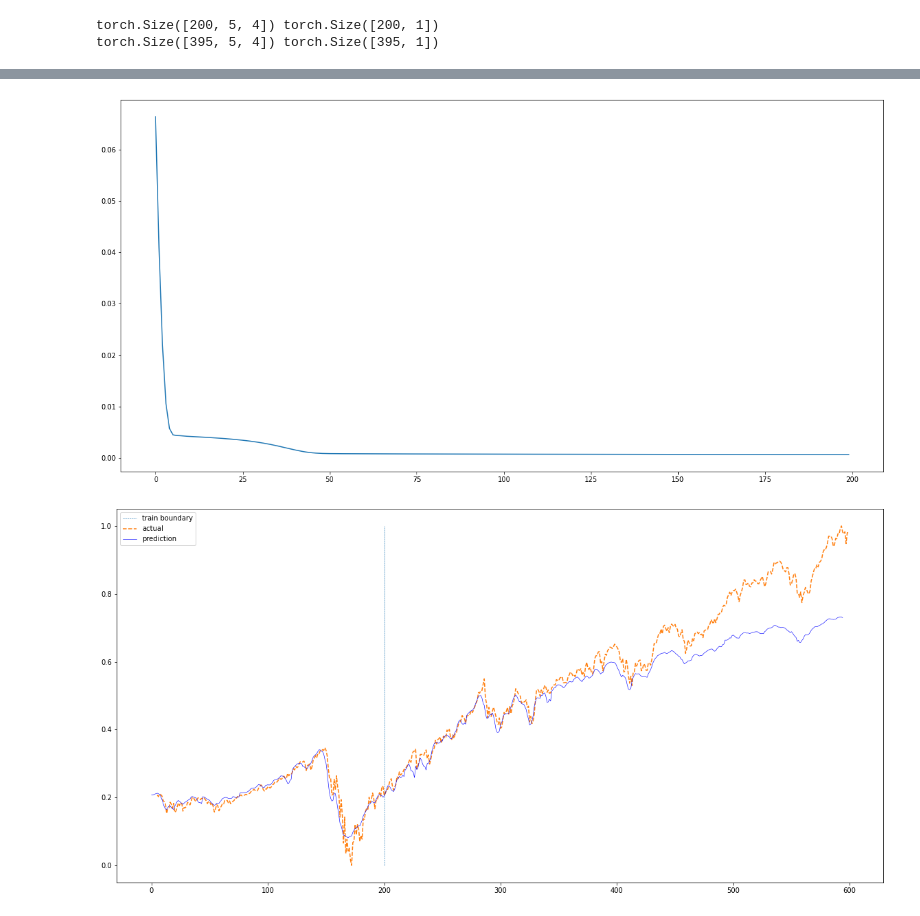
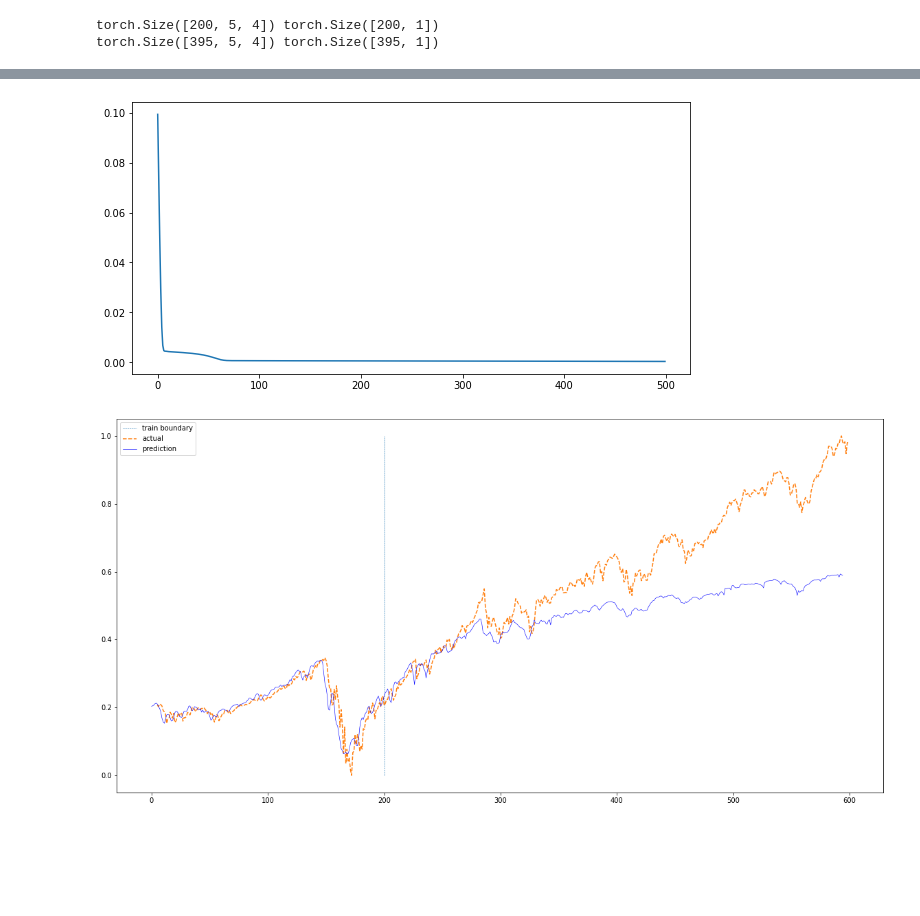
Before and after one commit to kimheeseo/pytorch-RNN, a Jupyter notebook: pytorch_RNN.ipynb, the cells around one changed output, grey strips where cells are left out. Cells and saved outputs as stored; diff of their text form; code cells hidden in the pictures; blank space fills up the shorter version.

```diff
--- a/pytorch_RNN.ipynb
+++ b/pytorch_RNN.ipynb
@@ -123,9 +126,9 @@ model = VanillaRNN(input_size=input_size,
 # %%
 criterion = nn.MSELoss()
 
-lr = 1e-3
-num_epochs = 200
-optimizer = optim.Adam(model.parameters(), lr=lr)
+lr = 1e-3 #학습률
+num_epochs = 500 #반복횟수 : epochs
+optimizer = optim.Adam(model.parameters(), lr=lr) #optimizer는 여러개 중 Adam 사용
 # %%
 loss_graph = [] # 그래프 그릴 목적인 loss.
 n = len(train_loader)
@@ -135,16 +138,17 @@ for epoch in range(num_epochs):
 
   for data in train_loader:
 
-    seq, target = data # 배치 데이터.
-    out = model(seq)   # 모델에 넣고,
-    loss = criterion(out, target) # output 가지고 loss 구하고,
-
-    optimizer.zero_grad() #
-    loss.backward() # loss가 최소가 되게하는
-    optimizer.step() # 가중치 업데이트 해주고,
+    seq, target = data
+    out = model(seq)
+    loss = criterion(out, target)#out과 target을 MSELoss로 구합니다.
+#이 둘의 값을 비교하여, 성능평가를 할 수 있습니다.
+    optimizer.zero_grad() #다음 아래코드는 train할 때 사용하는 공식화 된 구조
+    loss.backward() #loss 최소화
+    optimizer.step() #가중치 업데이트
     running_loss += loss.item() # 한 배치의 loss 더해주고,
 
+#running_loss/n을 하는 이유는 전체 중 오류가 몇퍼센트인지 구하기 위해서 사용.
   loss_graph.append(running_loss / n) # 한 epoch에 모든 배치들에 대한 평균 loss 리스트에 담고,
-  if epoch % 100 == 0:
+  if epoch % 50 == 0:
     print('[epoch: %d] loss: %.4f'%(epoch, running_loss/n))
 # %% [output]
@@ -153,15 +165,15 @@ for epoch in range(num_epochs):
 # %%
-plt.figure(figsize=(20,10))
+plt.figure(figsize=(10,5))
 plt.plot(loss_graph)
 plt.show()
 # %% [output]
-[figure, old version]
+[figure, new version]
 # %%
 def plotting(train_loader, test_loader, actual):
   with torch.no_grad():
     train_pred = []
     test_pred = []
-
+#plotting으로 그래프를 그립니다.
     for data in train_loader:
       seq, target = data
       out = model(seq)
@@ -177,10 +189,12 @@ def plotting(train_loader, test_loader, actual):
   plt.plot(np.ones(100)*len(train_pred), np.linspace(0,1,100), '--', linewidth=0.6)
   plt.plot(actual, '--')
   plt.plot(total, 'b', linewidth=0.6)
+#total은 "train_pred+test_pred"으로 되어 있는데, 이 값은 pred들의 값이기에,
+#예측값인 Prediction의 값들을 나타낸 값입니다.
 
   plt.legend(['train boundary', 'actual', 'prediction'])
   plt.show()
-
+#close인 결과값을 통해, 성능평가를 합니다.
 plotting(train_loader, test_loader, df['close'][sequence_length:])
 # %% [output]
-[figure, old version]
+[figure, new version]
```
Also changed, not shown: parts of 7 cells of this notebook.
